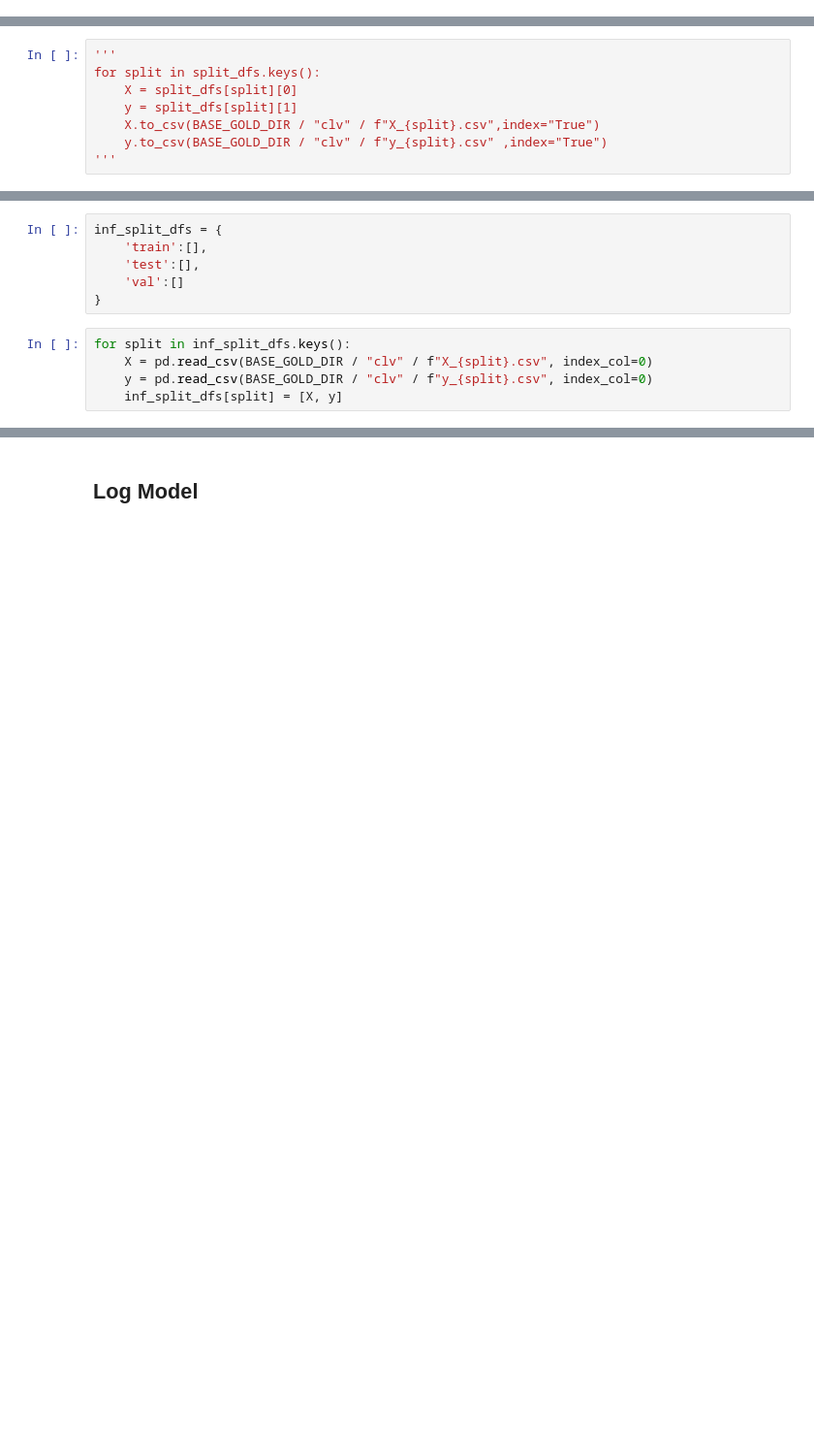
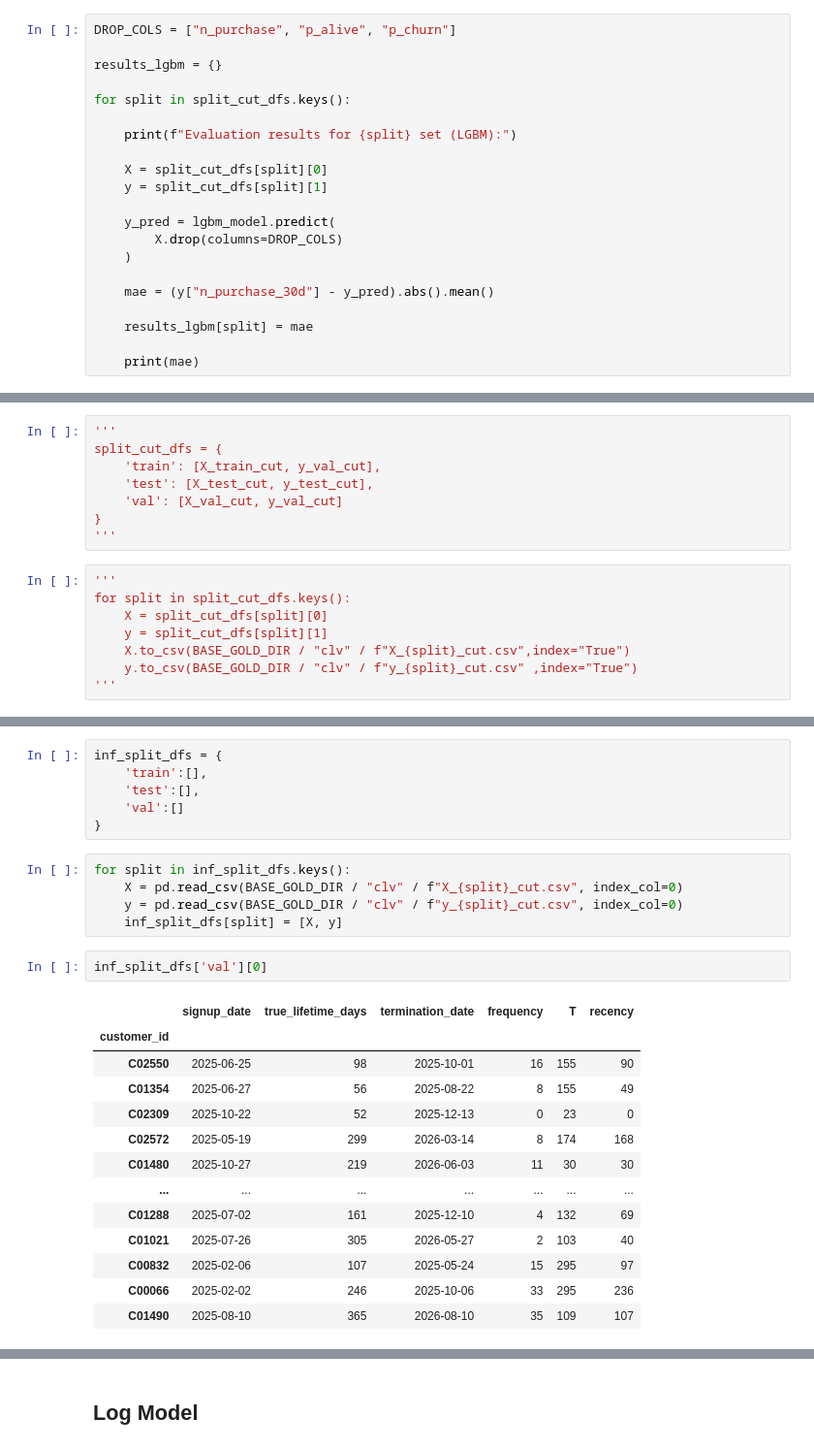
Before and after one commit to maithtruong/ai-customer-growth-retention, a Jupyter notebook: notebooks/03_bg_nbd.ipynb, the cells around one changed output, grey strips where cells are left out. Shown at 97% size. Drawn from its saved outputs; the diff is of its cells as text; blank space fills up the shorter version.

Commit message:
Complete benchmark and create production pipeline for BG NBD model. Modify some transformation functions to ensure generability.

```diff
--- a/notebooks/03_bg_nbd.ipynb
+++ b/notebooks/03_bg_nbd.ipynb
@@ -615,0 +2522,21 @@ Comment:
+# %%
+DROP_COLS = ["n_purchase", "p_alive", "p_churn"]
+
+results_lgbm = {}
+
+for split in split_cut_dfs.keys():
+
+    print(f"Evaluation results for {split} set (LGBM):")
+
+    X = split_cut_dfs[split][0]
+    y = split_cut_dfs[split][1]
+
+    y_pred = lgbm_model.predict(
+        X.drop(columns=DROP_COLS)
+    )
+
+    mae = (y["n_purchase_30d"] - y_pred).abs().mean()
+
+    results_lgbm[split] = mae
+
+    print(mae)
@@ -626,10 +2594,18 @@ mlflow.set_experiment(EXPERIMENT_NAME)
+# %%
+'''
+split_cut_dfs = {
+    'train': [X_train_cut, y_val_cut],
+    'test': [X_test_cut, y_test_cut],
+    'val': [X_val_cut, y_val_cut]
+}
+'''
 # %%
 '''
-for split in split_dfs.keys():
-    X = split_dfs[split][0]
-    y = split_dfs[split][1]
-    X.to_csv(BASE_GOLD_DIR / "clv" / f"X_{split}.csv",index="True")
-    y.to_csv(BASE_GOLD_DIR / "clv" / f"y_{split}.csv" ,index="True")
+for split in split_cut_dfs.keys():
+    X = split_cut_dfs[split][0]
+    y = split_cut_dfs[split][1]
+    X.to_csv(BASE_GOLD_DIR / "clv" / f"X_{split}_cut.csv",index="True")
+    y.to_csv(BASE_GOLD_DIR / "clv" / f"y_{split}_cut.csv" ,index="True")
 '''
 # %% [markdown]
 ## Read Data
@@ -641,6 +2617,22 @@ inf_split_dfs = {
 }
 # %%
 for split in inf_split_dfs.keys():
-    X = pd.read_csv(BASE_GOLD_DIR / "clv" / f"X_{split}.csv", index_col=0)
-    y = pd.read_csv(BASE_GOLD_DIR / "clv" / f"y_{split}.csv", index_col=0)
+    X = pd.read_csv(BASE_GOLD_DIR / "clv" / f"X_{split}_cut.csv", index_col=0)
+    y = pd.read_csv(BASE_GOLD_DIR / "clv" / f"y_{split}_cut.csv", index_col=0)
     inf_split_dfs[split] = [X, y]
+# %%
+inf_split_dfs['val'][0]
+# %% [output]
+|  | signup_date | true_lifetime_days | termination_date | frequency | T | recency |
+| customer_id |  |  |  |  |  |  |
+| C02550 | 2025-06-25 | 98 | 2025-10-01 | 16 | 155 | 90 |
+| C01354 | 2025-06-27 | 56 | 2025-08-22 | 8 | 155 | 49 |
+| C02309 | 2025-10-22 | 52 | 2025-12-13 | 0 | 23 | 0 |
+| C02572 | 2025-05-19 | 299 | 2026-03-14 | 8 | 174 | 168 |
+| C01480 | 2025-10-27 | 219 | 2026-06-03 | 11 | 30 | 30 |
+| ... | ... | ... | ... | ... | ... | ... |
+| C01288 | 2025-07-02 | 161 | 2025-12-10 | 4 | 132 | 69 |
+| C01021 | 2025-07-26 | 305 | 2026-05-27 | 2 | 103 | 40 |
+| C00832 | 2025-02-06 | 107 | 2025-05-24 | 15 | 295 | 97 |
+| C00066 | 2025-02-02 | 246 | 2025-10-06 | 33 | 295 | 236 |
+| C01490 | 2025-08-10 | 365 | 2026-08-10 | 35 | 109 | 107 |
```
Also changed, not shown: parts of 150 cells of this notebook, 2 other files.
